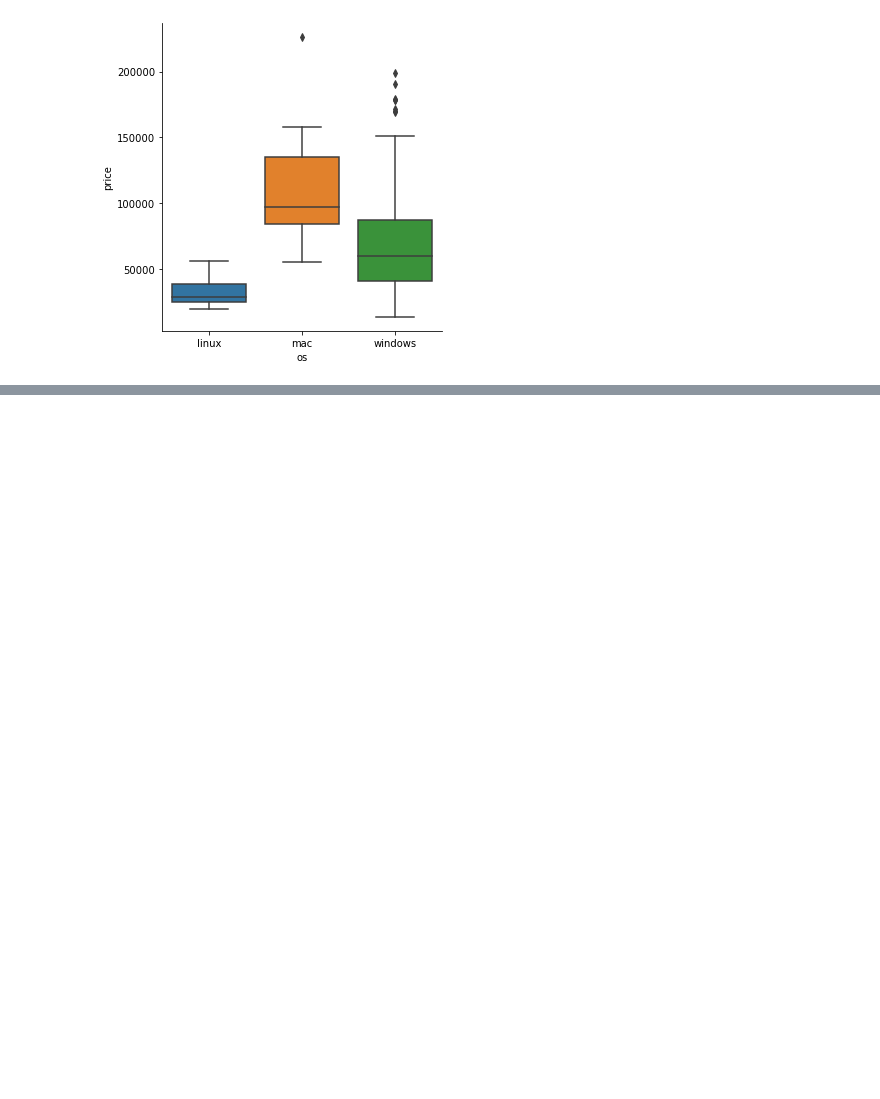
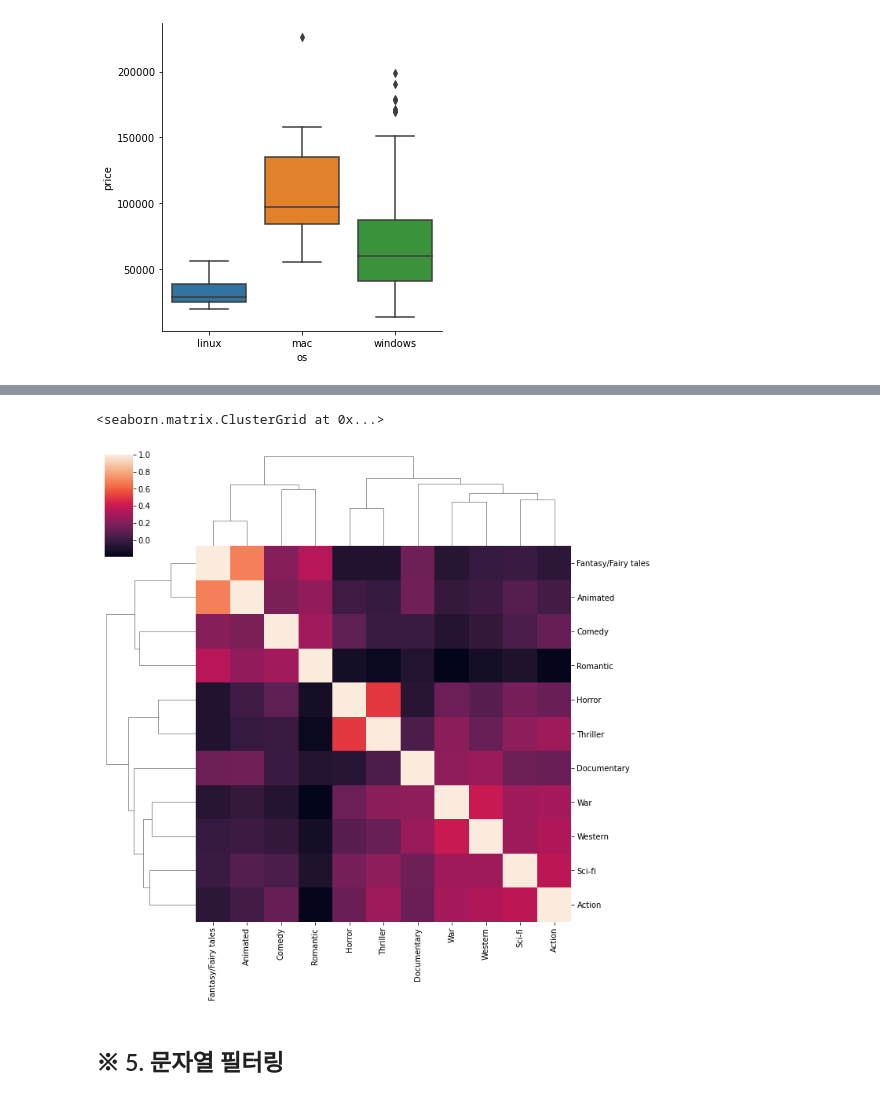
Before and after one commit to JiseokChoi/Python_Practice1, a Jupyter notebook: Data_Science.ipynb, the cells around one changed output, grey strips where cells are left out. Saved outputs shown, nothing was run; the diff lists cells and outputs as text; code cells hidden in the pictures; blank space fills up the shorter version.

```diff
--- a/Data_Science.ipynb
+++ b/Data_Science.ipynb
@@ -92,0 +249,3 @@ sns.catplot(data = df, x = 'os', y = 'price', kind = 'strip', hue = 'processor_b
+# %%
+interest = df.loc[:,'Horror':'Action']
+interest.head()
@@ -92,0 +259,3 @@ sns.catplot(data = df, x = 'os', y = 'price', kind = 'strip', hue = 'processor_b
+# %%
+corr = interest.corr()
+corr['Horror'].sort_values(ascending = False)
@@ -92,0 +275,7 @@ sns.catplot(data = df, x = 'os', y = 'price', kind = 'strip', hue = 'processor_b
+# %%
+sns.clustermap(corr)
+# %% [output]
+<seaborn.matrix.ClusterGrid at 0x...>
+[figure, added]
+# %% [markdown]
+## ※ 5. 문자열 필터링
```
Also changed, not shown: parts of 58 cells of this notebook, 11 other files.
